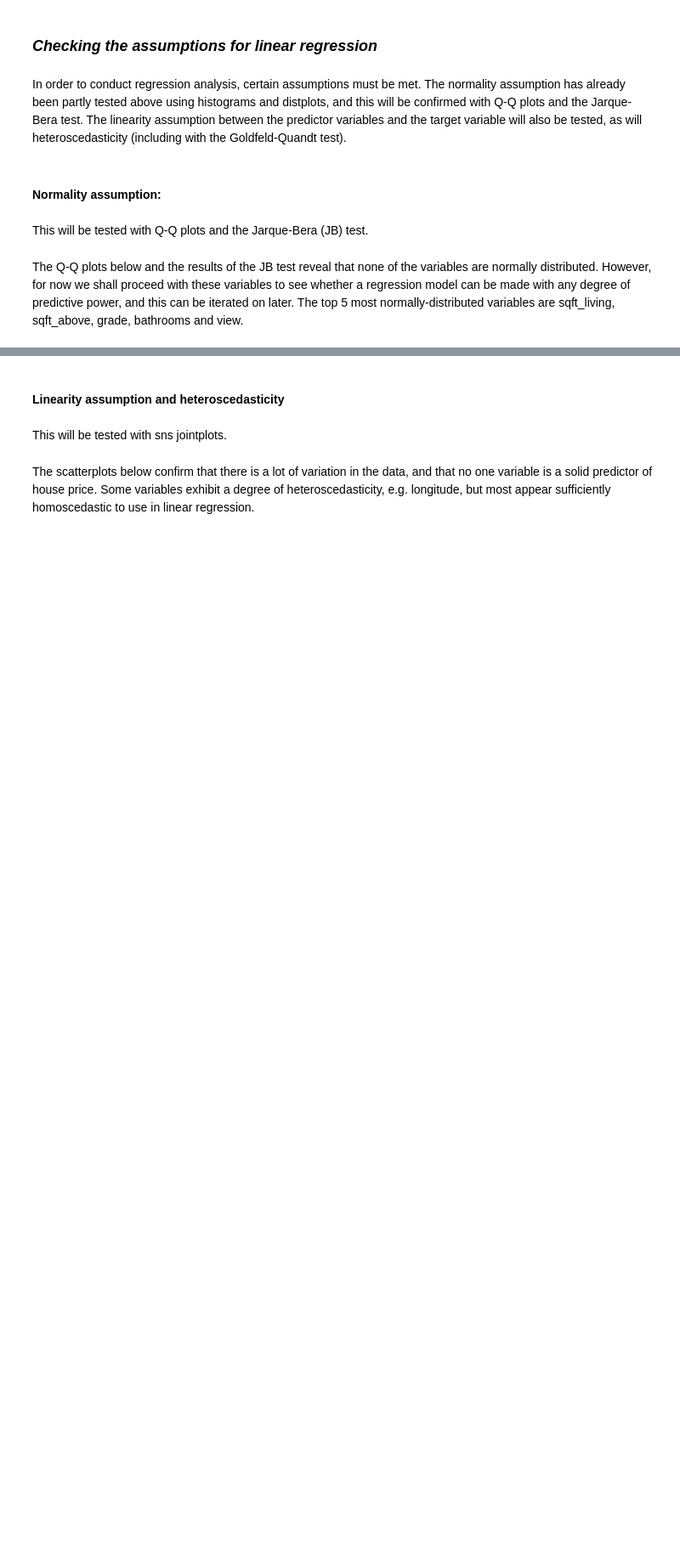
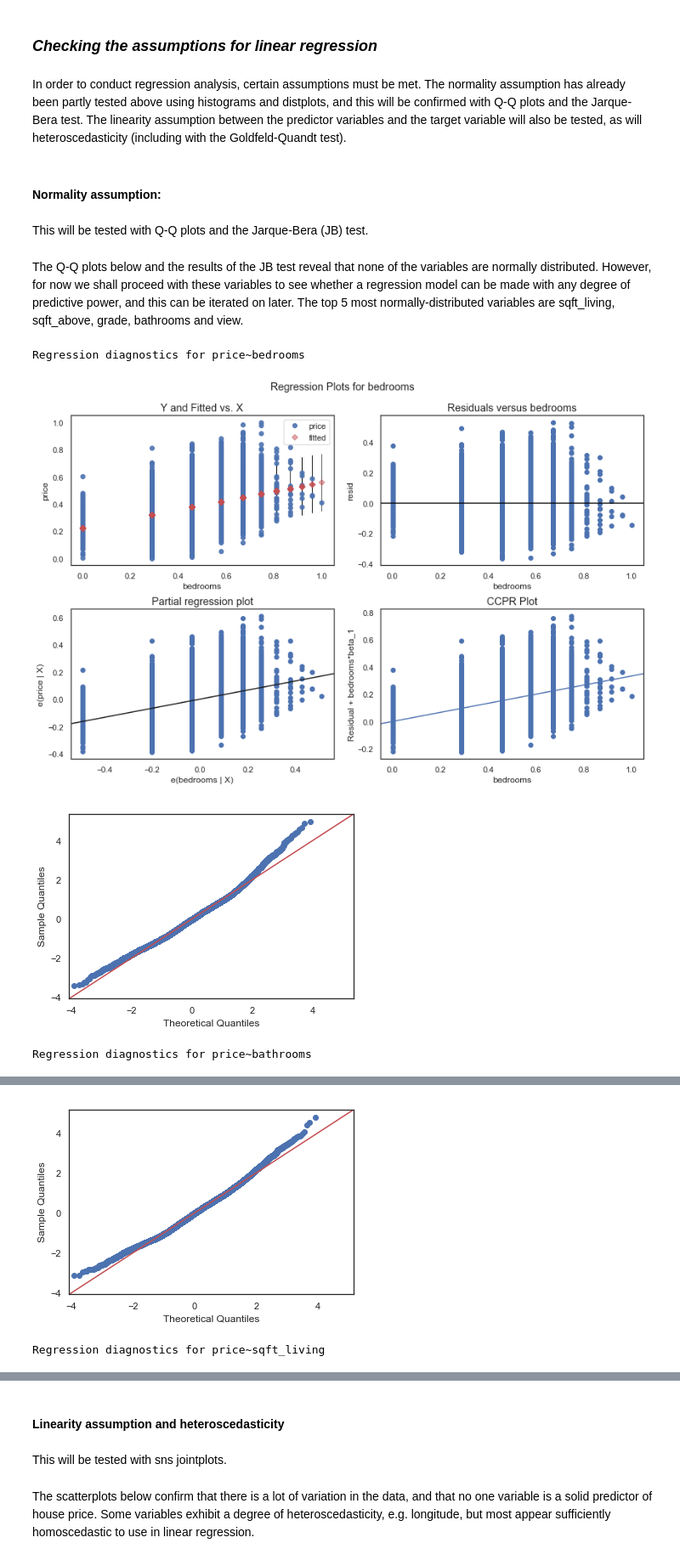
Before and after one commit to L-Lewis/dsc-1-final-project-online-ds-ft-011419, a Jupyter notebook: student.ipynb, the cells around one changed output, grey strips where cells are left out. Shown at 85% size. Cells and saved outputs as stored; diff of their text form; code cells hidden in the pictures; blank space fills up the shorter version.

```diff
--- a/student.ipynb
+++ b/student.ipynb
@@ -477,5 +698,5 @@ At this point, the categorial variable waterfront can be one-hot encoded, to pro
 waterfront_dummies = pd.get_dummies(kc_log['waterfront'], prefix='waterfront') # Get dummies
 kc_log.drop(['waterfront'], axis=1, inplace=True) # Drop original waterfront column
 kc_log = pd.concat([kc_log, waterfront_dummies], axis=1) # Add dummy variables to original dataset
-kc_log.rename(columns={'waterfront_0.0':'waterfront_no', 'waterfront_1.0':'waterfront_yes'})
+kc_log.rename(columns={'waterfront_0.0':'waterfront_no', 'waterfront_1.0':'waterfront_yes'}, inplace=True)
 kc_log.head()
@@ -492,23 +720,28 @@ The Q-Q plots below and the results of the JB test reveal that none of the varia
 # %%
 results = [['independent_variable', 'r_squared', 'intercept', 'slope', 'p-value', 'normality(JB)']]
 
 for i, col in enumerate(['bedrooms', 'bathrooms', 'sqft_living', 'sqft_lot', 'floors',
-'view', 'condition', 'grade', 'sqft_above', 'sqft_basement', 'yr_built', 'lat', 'long', 'sqft_living15', 'sqft_lot15', 'waterfront_1.0']):
+'view', 'condition', 'grade', 'sqft_above', 'sqft_basement', 'yr_built', 'lat', 'long', 'sqft_living15', 'sqft_lot15', 'waterfront_yes']):
 
     #Creating the OLS regression model
     f = 'price~' + col
     model = ols(formula=f, data=kc_log).fit()
     print('Regression diagnostics for ' + f)
 
     # Plotting the residuals
     fig = plt.figure(figsize=(12,8))
     sm.graphics.plot_regress_exog(model, col, fig=fig)
     plt.show()
 
     # Q-Q plot
     sm.graphics.qqplot(model.resid, dist=stats.norm, line='45', fit=True)
     plt.show()
 
     # Add results from each iteration as a new list in results, so that it can be turned into a pandas dataframe with
     # the first row as the column names
     results.append([col, model.rsquared, model.params[0], model.params[1], model.pvalues[1], sms.jarque_bera(model.resid)[0]])
+# %% [output]
+Regression diagnostics for price~bedrooms
+[figure, added]
+[figure, added]
+Regression diagnostics for price~bathrooms
@@ -514,0 +749,2 @@ for i, col in enumerate(['bedrooms', 'bathrooms', 'sqft_living', 'sqft_lot', 'fl
+[figure, added]
+Regression diagnostics for price~sqft_living
```
Also changed, not shown: parts of 64 cells of this notebook.
